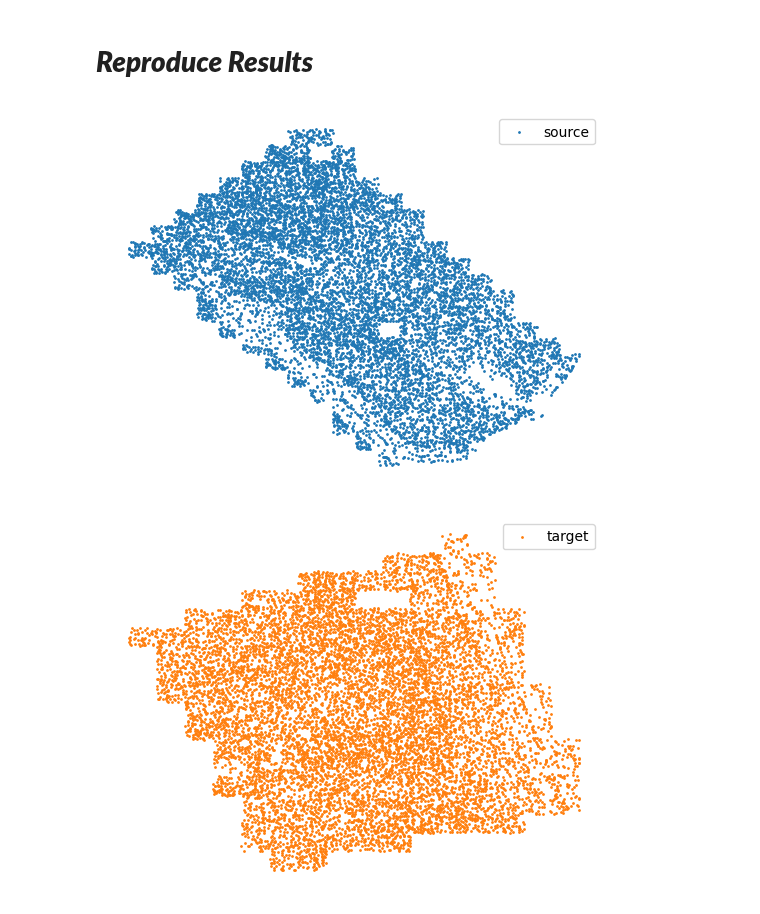
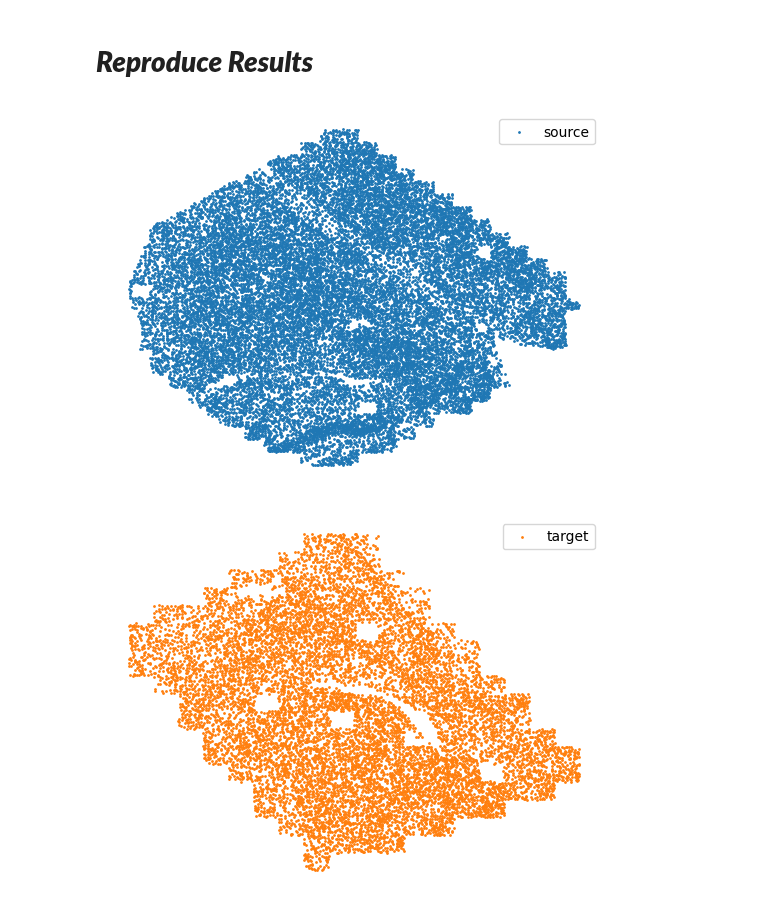
Before and after one commit to anupbhowmik/promt, a Jupyter notebook: alignment_performance_metric.ipynb, the cells around one changed output. Cells and saved outputs as stored; diff of their text form; code cells hidden in the pictures.

```diff
--- a/alignment_performance_metric.ipynb
+++ b/alignment_performance_metric.ipynb
@@ -600,13 +588,13 @@ plot_results()
 # ***Reproduce Results***
 # %%
 data_dir = "./data/Mouse_brain_MERFISH/"
-data1="adata24wk_donor_id_10_slice_1"
-data2="adata90wk_donor_id_5_slice_1"
+data1="adata4wk_donor_id_1_slice_0"
+data2="adata4wk_donor_id_4_slice_1"
 
 sliceA, sliceB = load_data(data_dir, data1, data2)
 # %% [output]
-[figure, old version]
+[figure, new version]
-[figure, old version]
+[figure, new version]
 # %%
 
 # methods = ['incent', 'paste', 'stalign']
```
Also changed, not shown: parts of 4 cells of this notebook, 2 other files.
